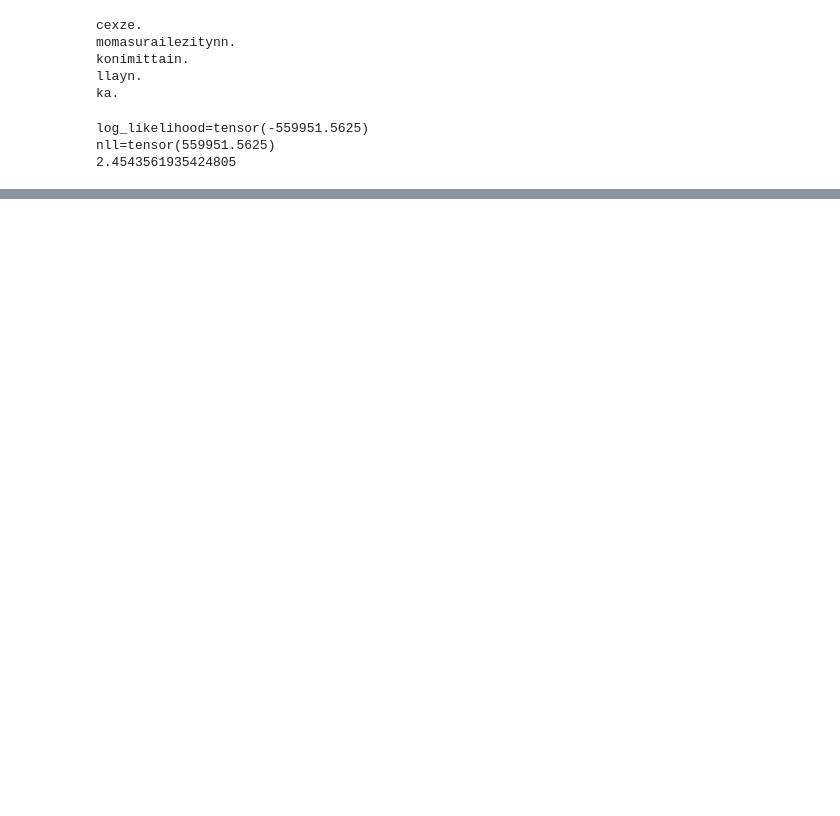
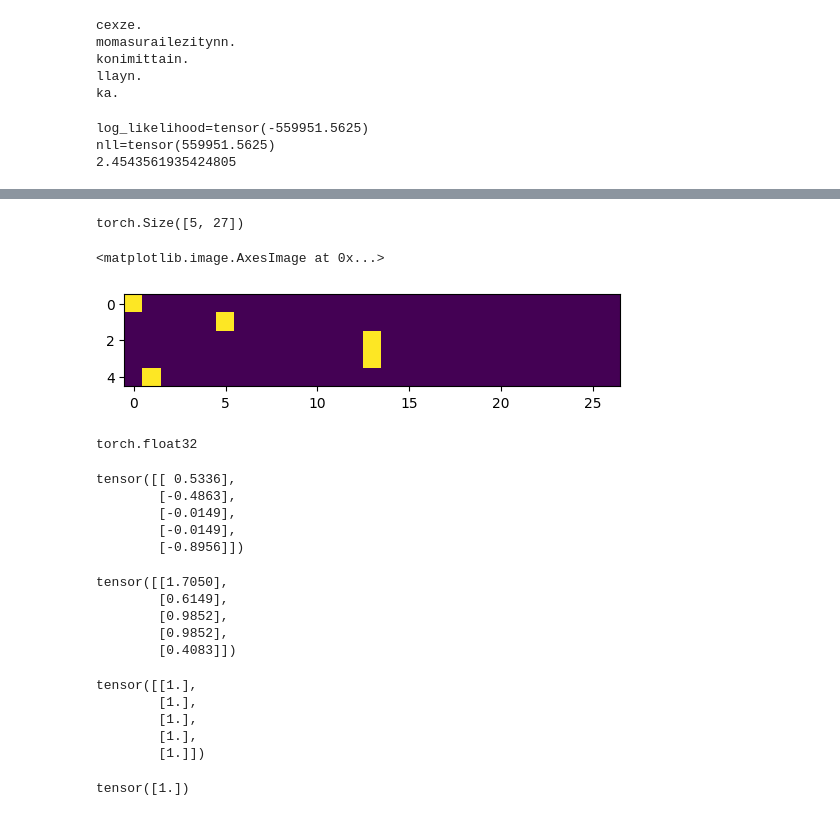
Before and after one commit to smitpatil06/Neural-Networks, a Jupyter notebook: makemore/makemore.ipynb, the cells around one changed output, grey strips where cells are left out. Drawn from its saved outputs; the diff is of its cells as text; code cells hidden in the pictures; blank space fills up the shorter version.

```diff
--- a/makemore/makemore.ipynb
+++ b/makemore/makemore.ipynb
@@ -144,6 +155,6 @@ ka.
 # %%
 log_likelihood =0.0
-n=0.0
+n=0
 for w in words:
 #for w in ["smitq"]:
      chs = ['.'] + list(w)+ ['.']
@@ -165,0 +185,15 @@ nll=tensor(559951.5625)
+# %%
+# create the training set of bigrams (x,y)
+xs,ys = [] ,[] #lists for inputs and targets
+
+for w in words[:1]:
+     chs = ['.'] + list(w)+ ['.']
+     for ch1, ch2 in zip(chs,chs[1:]):
+         ix1 = stoi[ch1]
+         ix2 = stoi[ch2]
+         print(ch1,ch2)
+         xs.append(ix1)
+         ys.append(ix2)
+
+xs = torch.tensor(xs)
+ys = torch.tensor(ys)
@@ -165,0 +214,4 @@ nll=tensor(559951.5625)
+# %%
+import torch.nn.functional as F
+xenc=F.one_hot(xs,num_classes=27).float()
+xenc
@@ -165,0 +229,46 @@ nll=tensor(559951.5625)
+# %%
+xenc.shape
+# %% [output]
+torch.Size([5, 27])
+# %%
+plt.imshow(xenc)
+# %% [output]
+<matplotlib.image.AxesImage at 0x...>
+[figure, added]
+# %%
+xenc.dtype
+# %% [output]
+torch.float32
+# %%
+W = torch.randn((27,1))
+xenc @ W
+# (5,27) @ (27,27) -> (5,27) matrix multi
+# %% [output]
+tensor([[ 0.5336],
+        [-0.4863],
+        [-0.0149],
+        [-0.0149],
+        [-0.8956]])
+# %%
+(xenc @ W).exp()
+# %% [output]
+tensor([[1.7050],
+        [0.6149],
+        [0.9852],
+        [0.9852],
+        [0.4083]])
+# %%
+logits = xenc @ W #log-counts
+counts = logits.exp() #equivalent N
+probs = counts / counts.sum(1,keepdims=True)
+probs
+# %% [output]
+tensor([[1.],
+        [1.],
+        [1.],
+        [1.],
+        [1.]])
+# %%
+probs[0]
+# %% [output]
+tensor([1.])
```
Also changed, not shown: parts of 27 cells of this notebook, 3 other files.
